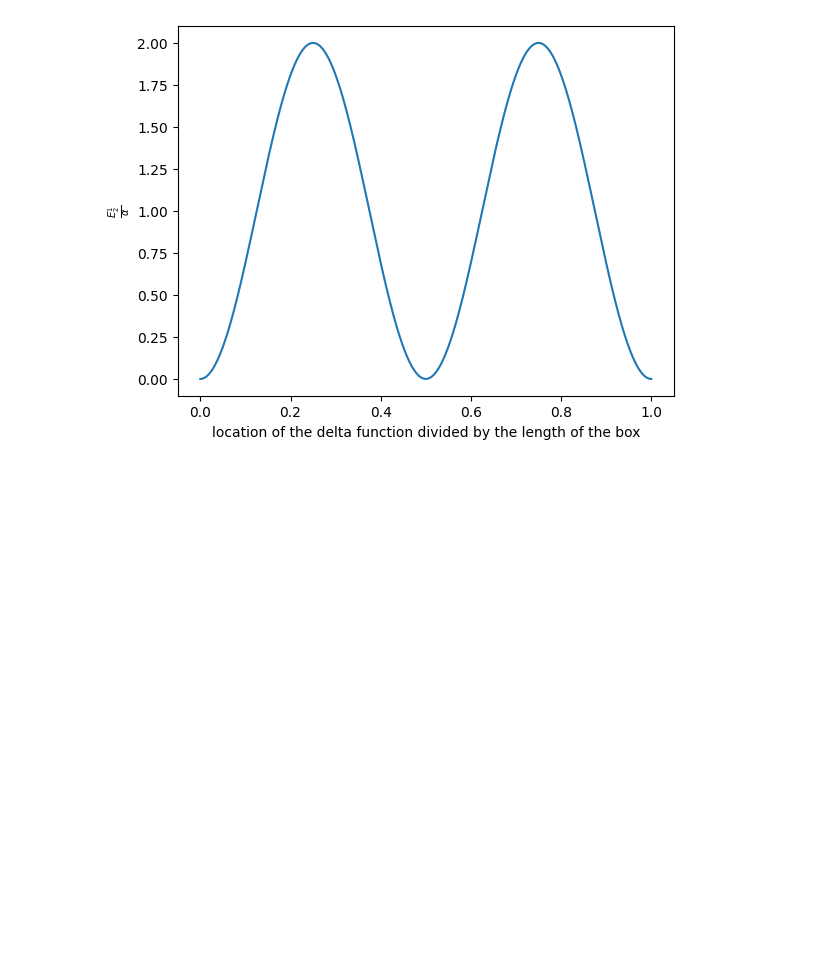
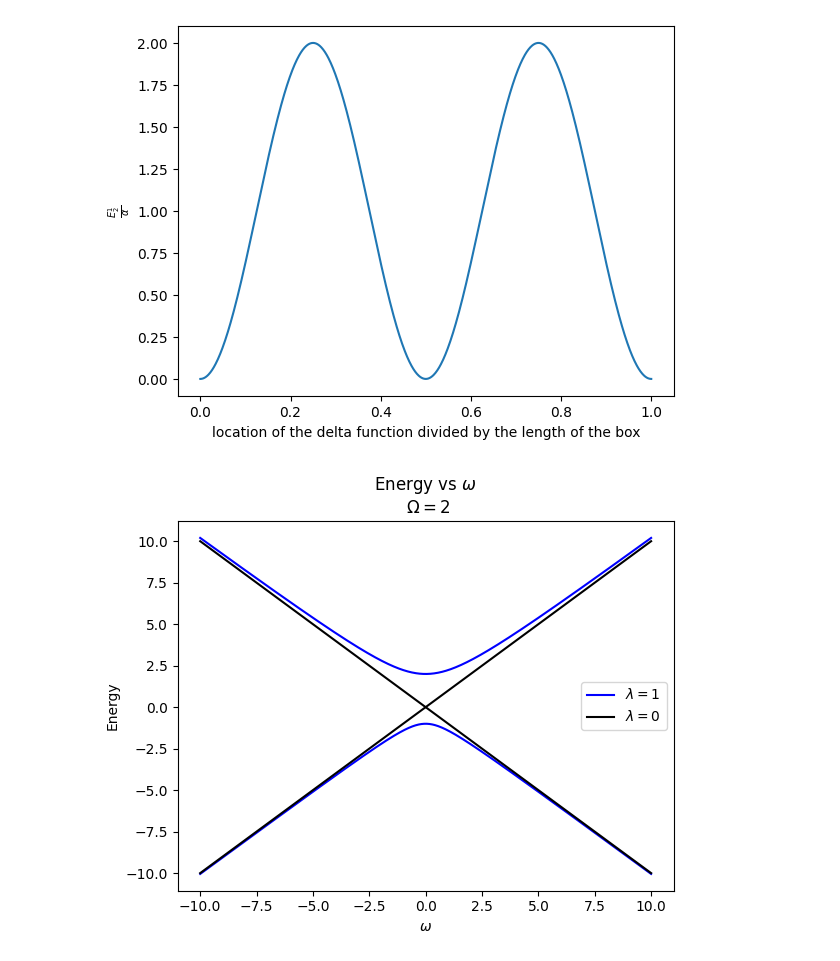
Before and after one commit to HighSpeeds/Physcis115C, a Jupyter notebook: HW2/test.ipynb, the cells around one changed output. Cells and saved outputs as stored; diff of their text form; code cells hidden in the pictures; blank space fills up the shorter version.

```diff
--- a/HW2/test.ipynb
+++ b/HW2/test.ipynb
@@ -22,3 +22,20 @@ plt.xlabel('location of the delta function divided by the length of the box')
 plt.savefig('fig1.png')
 # %% [output]
 [figure]
+# %%
+Lamdba = 1
+omega = np.linspace(-10,10,1000)
+Omega =2
+
+plt.plot(omega,np.sqrt(omega**2+(Lamdba*Omega)**2),label='$\lambda = 1$',color='b')
+plt.plot(omega,-np.sqrt(omega**2+(Lamdba*Omega/2)**2),color='b')
+
+plt.plot(omega,omega,label='$\lambda = 0$',color='k')
+plt.plot(omega,-omega,color='k')
+plt.ylabel('Energy')
+plt.xlabel('$\omega$')
+plt.title('Energy vs $\omega$\n $\Omega=2$')
+plt.legend()
+plt.savefig('fig2.png')
+# %% [output]
+[figure, added]
```
Also changed, not shown: 8 other files.
